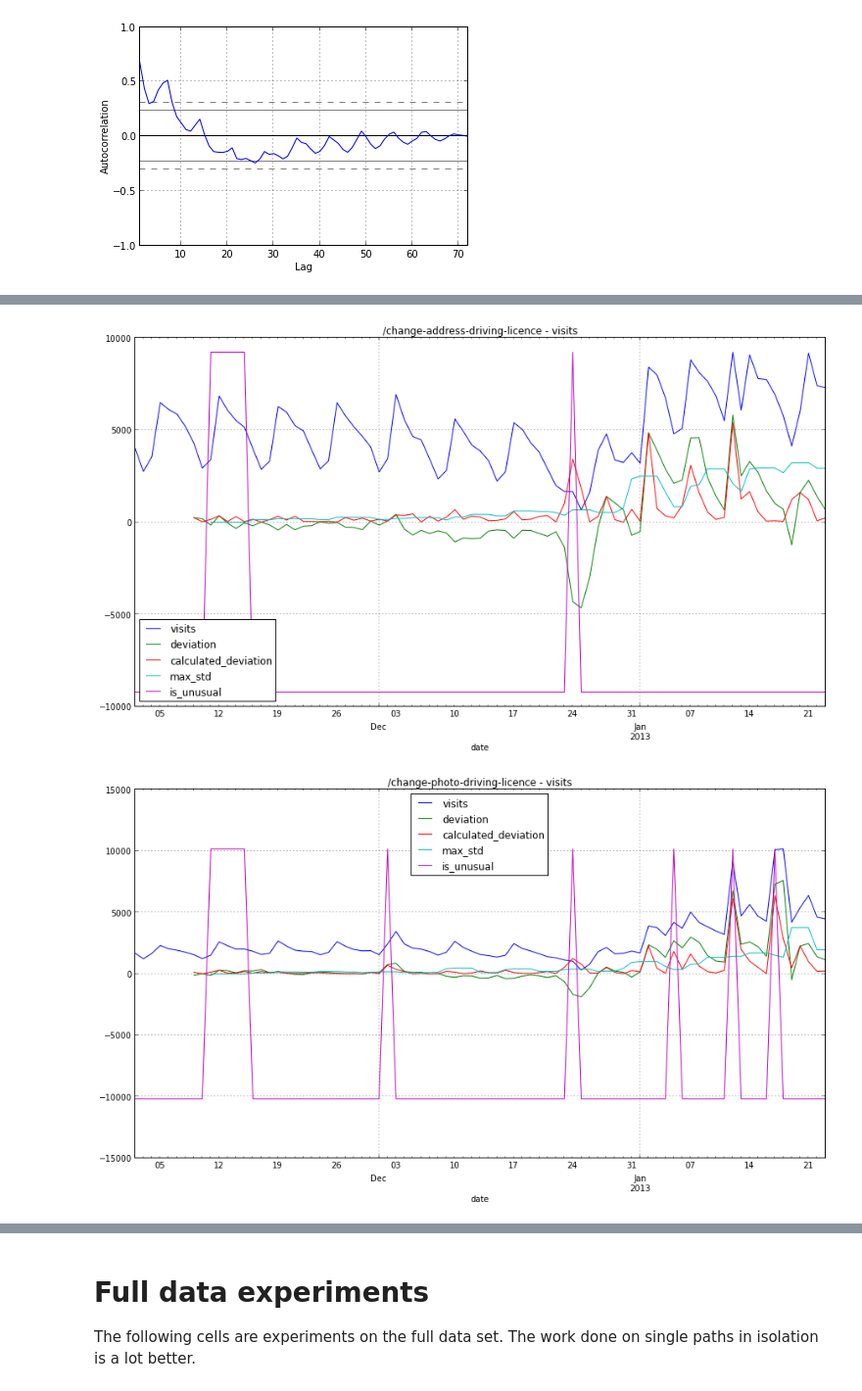
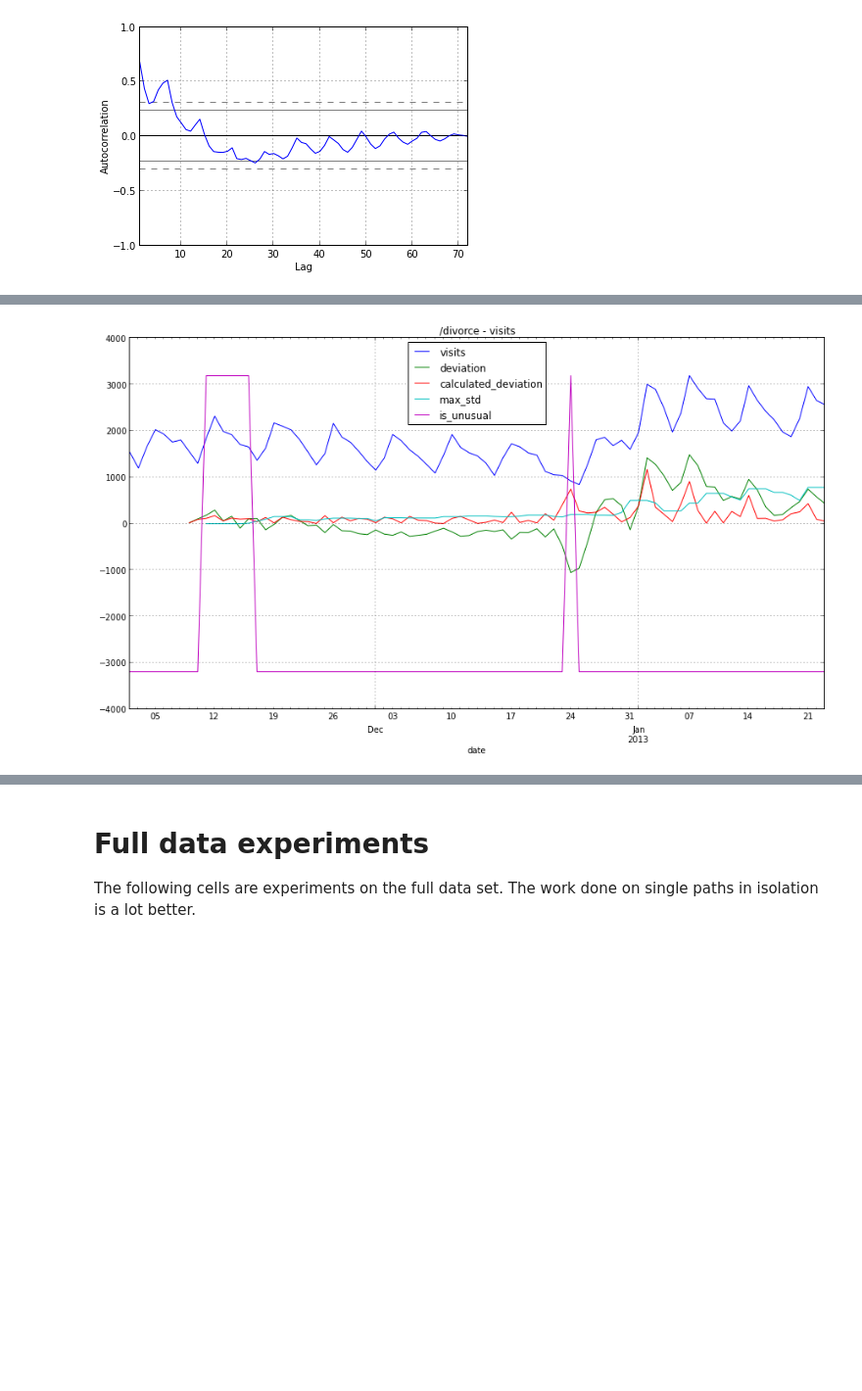
Before and after one commit to robyoung/dora, a Jupyter notebook: notebooks/Visits per piece of content.ipynb, the cells around one changed output, grey strips where cells are left out. Shown: that part at 98% size. Drawn from its saved outputs; the diff is of its cells as text; code cells hidden in the pictures; blank space fills up the shorter version.

```diff
--- a/notebooks/Visits per piece of content.ipynb
+++ b/notebooks/Visits per piece of content.ipynb
@@ -98,7 +98,7 @@ Set the `path` and `column` variables to whatever you're interested in.
 Unless otherwise stated all moving window functions are exponentially weighted with a span of 5.
 # %%
 # Functions
-def add_averages(frame, column):
+def add_averages(frame, column, span=10):
     """
     Adds two weekly averages (averages for the same weekday over time).
         week_average:         Moving average for this weekday
@@ -111,7 +111,7 @@ def add_averages(frame, column):
     """
     frame = frame.reset_index()
     def grouper(group):
-        group["week_average"] = pd.ewma(group[column], span=5)
+        group["week_average"] = pd.ewma(group[column], span=span)
 
         return group
     frame = frame.groupby("day_of_week").apply(grouper)
@@ -120,7 +120,7 @@ def add_averages(frame, column):
     frame = frame.reset_index()
     return frame
 
-def add_standard_deviations(frame, column):
+def add_standard_deviations(frame, column, span=10):
     """
     Adds three weekly standard devations.
         week_std:         Moving standard deviation for this weekday
@@ -134,7 +134,7 @@ def add_standard_deviations(frame, column):
     """
     frame = frame.reset_index()
     def grouper(group):
-        group["week_std"] = pd.ewmstd(group[column], span=5)
+        group["week_std"] = pd.ewmstd(group[column], span=span)
 
         return group
     frame = frame.groupby("day_of_week").apply(grouper)
@@ -181,24 +181,24 @@ def calculate_tripple_exponential(frame, column):
 
     return frame
 
-def calculate_and_draw(full_data, path, column):
+def calculate_and_draw(full_data, path, column, alpha=0.65, span=10):
     single_path = full_data.set_index(["path"]).ix[path].reset_index().set_index(["date"])
     single_path.asfreq("D")
     del single_path["path"]
     single_path = single_path.reset_index()
     single_path["day_of_week"] = single_path["date"].apply(lambda item: item.weekday())
 
-    single_path = add_averages(single_path, column)
-    single_path = add_standard_deviations(single_path, column)
-    single_path = calculate_deviation(single_path, column, alpha=0.65)
+    single_path = add_averages(single_path, column, span)
+    single_path = add_standard_deviations(single_path, column, span)
+    single_path = calculate_deviation(single_path, column, alpha=alpha)
     single_path = calculate_tripple_exponential(single_path, column)
 
     # Plot that shizzle
     columns = [column, "deviation", "calculated_deviation", "max_std", "is_unusual"]
     #columns = [column, "deviation", "calculated_deviation", "max_std", "tripple_exp1", "tripple_exp2"]
     single_path.set_index("date")[columns].plot(figsize=(15, 8), title="%s - %s" % (path, column), grid=True)
-
-    print single_path[single_path["is_unusual"] > 0][["date", column, "deviation", "calculated_deviation", "max_std"]]
+    print("%s - %s" % (path, column))
+    print(single_path[single_path["is_unusual"] > 0][["date", column, "deviation", "calculated_deviation", "max_std"]])
 
 def autocorrelate(full_data, path, column):
     single_path = full_data.set_index("path").ix[path].reset_index().set_index("date")
@@ -230,7 +230,9 @@ column = "visits"
 
 from_november = full_data[full_data["date"] > date(2012, 11, 1)]
 
-calculate_and_draw(from_november, "/change-address-driving-licence", column)
-calculate_and_draw(from_november, "/change-photo-driving-licence", column)
+#calculate_and_draw(from_november, "/jobs-jobsearch", column, span=3)
+#calculate_and_draw(from_november, "/trade-tariff", column)
+#calculate_and_draw(from_november, "/change-address-driving-licence", column)
+#calculate_and_draw(from_november, "/change-photo-driving-licence", column)
 calculate_and_draw(from_november, "/divorce", column)
 # %% [output]
@@ -254,2 +248 @@ calculate_and_draw(from_november, "/divorce", column)
-[figure, old version]
+[figure, new version]
-[figure, removed]
```
Also changed, not shown: parts of 1 cell of this notebook.
